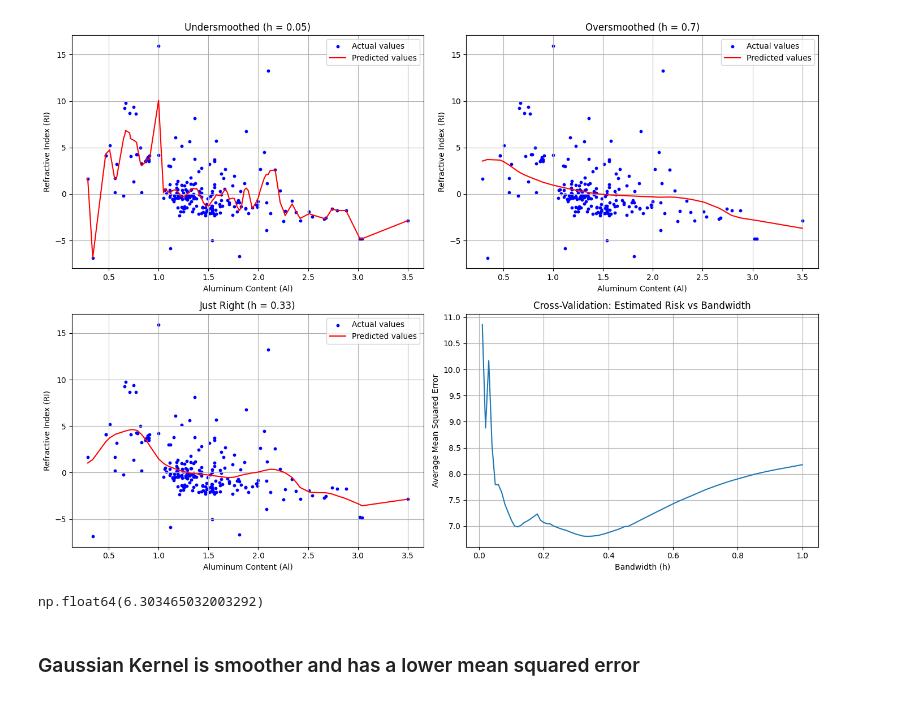
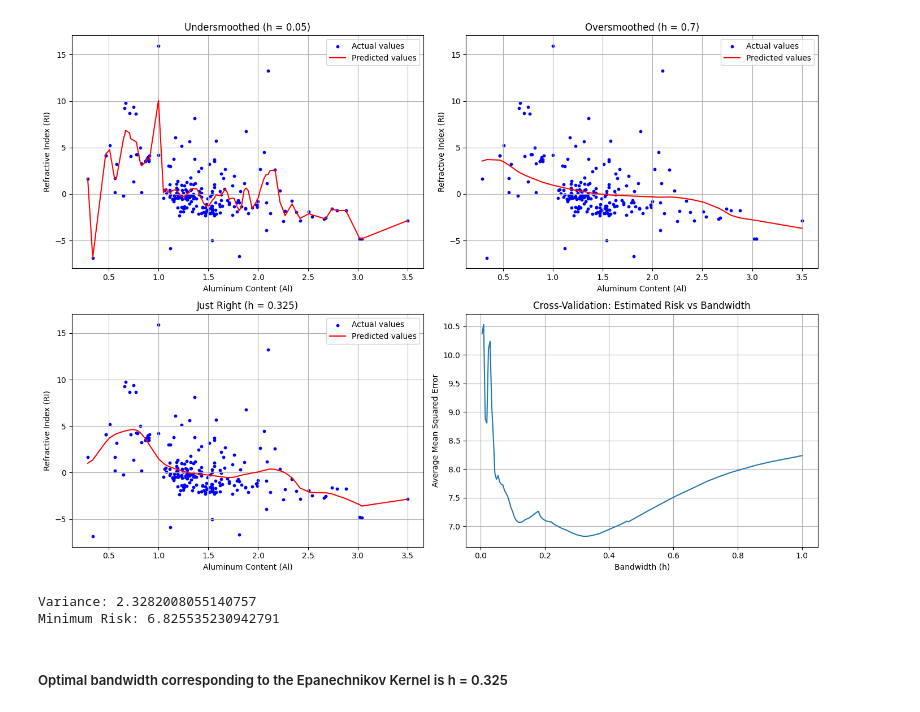
Before and after one commit to aayushborkar14/DAI-Assignments, a Jupyter notebook: A3/code/4.ipynb, the cells around one changed output. Saved outputs shown, nothing was run; the diff lists cells and outputs as text; code cells hidden in the pictures.

```diff
--- a/A3/code/4.ipynb
+++ b/A3/code/4.ipynb
@@ -49,10 +49,10 @@ def kfold_split(X, k, shuffle=True, random_state=None):
 
     return folds
 # %%
-k = 10
+k = 5
 folds = kfold_split(X, k, shuffle=True, random_state=42)
 
-bandwidths = np.linspace(0.01, 1.0, 100)
+bandwidths = np.arange(0.005, 1.005, 0.005)
 average_mse_values = []
 
 for h in bandwidths:
@@ -97,7 +97,7 @@ h = optimal_bandwidth
 Y_pred_sorted = np.array([NadarayaWatsonKernel(x, X, Y, h, GaussianKernel) for x in X_sorted])
 axs[1, 0].scatter(X, Y, color='blue', label='Actual values', s=10)
 axs[1, 0].plot(X_sorted, Y_pred_sorted, color='red', label='Predicted values')
-axs[1, 0].set_title(f'Just Right (h = {optimal_bandwidth:.2f})')
+axs[1, 0].set_title(f'Just Right (h = {optimal_bandwidth:.3f})')
 axs[1, 0].set_xlabel('Aluminum Content (Al)')
 axs[1, 0].set_ylabel('Refractive Index (RI)')
 axs[1, 0].legend()
@@ -110,5 +110,6 @@ axs[1, 1].set_ylabel('Average Mean Squared Error')
 axs[1, 1].grid(True)
 
 plt.tight_layout()
+plt.savefig('../images/4/gaussian_kernel_regression.png', dpi=300)
 plt.show()
 # %% [output]
@@ -120,8 +126,8 @@ np.float64(6.249794264575126)
 # %%
-k = 10
+k = 5
 folds = kfold_split(X, k, shuffle=True, random_state=42)
 
-bandwidths = np.linspace(0.01, 1.0, 100)
+bandwidths = np.arange(0.005, 1.005, 0.005)
 average_mse_values = []
 
 for h in bandwidths:
@@ -153,38 +159,42 @@ axs[0, 0].legend()
 axs[0, 0].grid(True)
 
 h = 0.7
 Y_pred_sorted = np.array([NadarayaWatsonKernel(x, X, Y, h, EpanechnikovKernel) for x in X_sorted])
 axs[0, 1].scatter(X, Y, color='blue', label='Actual values', s=10)
 axs[0, 1].plot(X_sorted, Y_pred_sorted, color='red', label='Predicted values')
 axs[0, 1].set_title('Oversmoothed (h = 0.7)')
 axs[0, 1].set_xlabel('Aluminum Content (Al)')
 axs[0, 1].set_ylabel('Refractive Index (RI)')
 axs[0, 1].legend()
 axs[0, 1].grid(True)
 
 h = optimal_bandwidth
 Y_pred_sorted = np.array([NadarayaWatsonKernel(x, X, Y, h, EpanechnikovKernel) for x in X_sorted])
 axs[1, 0].scatter(X, Y, color='blue', label='Actual values', s=10)
 axs[1, 0].plot(X_sorted, Y_pred_sorted, color='red', label='Predicted values')
-axs[1, 0].set_title(f'Just Right (h = {optimal_bandwidth:.2f})')
+axs[1, 0].set_title(f'Just Right (h = {optimal_bandwidth:.3f})')
 axs[1, 0].set_xlabel('Aluminum Content (Al)')
 axs[1, 0].set_ylabel('Refractive Index (RI)')
 axs[1, 0].legend()
 axs[1, 0].grid(True)
 
 axs[1, 1].plot(bandwidths, average_mse_values, linestyle='-')
 axs[1, 1].set_title('Cross-Validation: Estimated Risk vs Bandwidth')
 axs[1, 1].set_xlabel('Bandwidth (h)')
 axs[1, 1].set_ylabel('Average Mean Squared Error')
 axs[1, 1].grid(True)
 
 plt.tight_layout()
+plt.savefig('../images/4/epanechnikov_kernel_regression.png', dpi=300)
 plt.show()
 # %% [output]
-[figure, old version]
+[figure, new version]
-# %%
-np.mean((Y_pred_sorted - Y[sorted_indices]) ** 2)
-# %% [output]
-np.float64(6.303465032003292)
-# %% [markdown]
-### Gaussian Kernel is smoother and has a lower mean squared error
+# %%
+variance = np.mean((Y_pred_sorted - np.mean(Y_pred_sorted)) ** 2)
+print(f"Variance: {variance}")
+print(f"Minimum Risk: {min_mse}")
+# %% [output]
+Variance: 2.3282008055140757
+Minimum Risk: 6.825535230942791
+# %% [markdown]
+##### Optimal bandwidth corresponding to the Epanechnikov Kernel is h = 0.325
```
Also changed, not shown: parts of 4 cells of this notebook, 3 other files.
